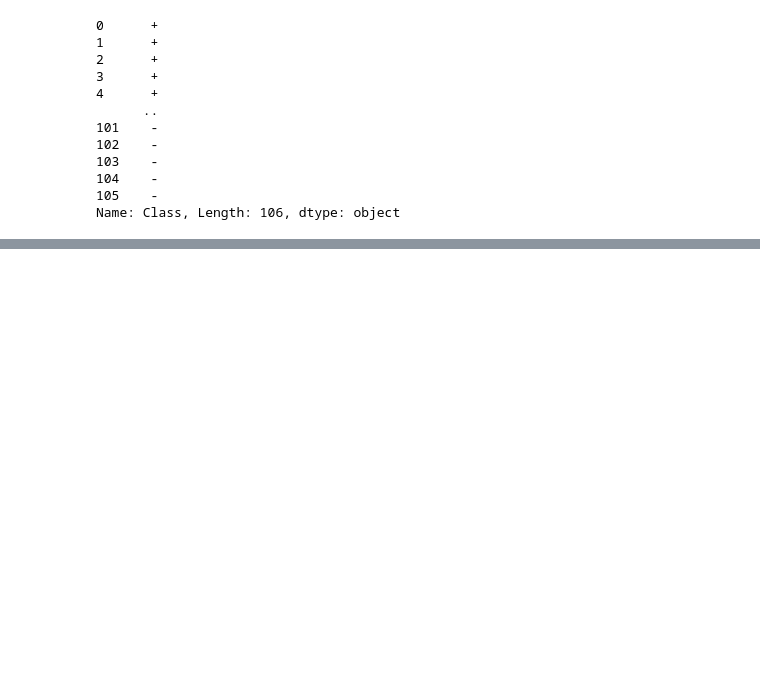
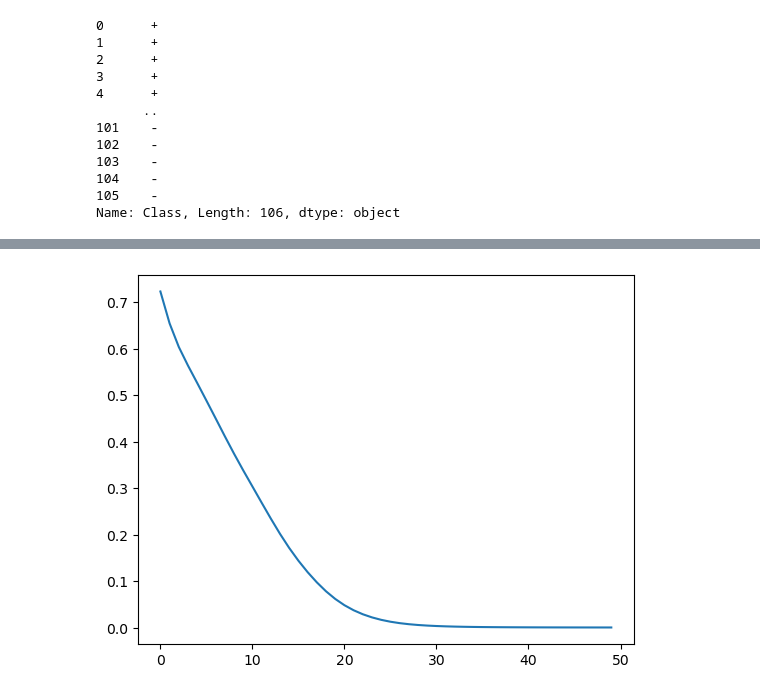
Before and after one commit to lawalsegun2025/dna_sequencing_for_detecting_e_coli_virus, a Jupyter notebook: dna_sequencing_for_detecting_e_coli.ipynb, the cells around one changed output, grey strips where cells are left out. Cells and saved outputs as stored; diff of their text form; code cells hidden in the pictures; blank space fills up the shorter version.

```diff
--- a/dna_sequencing_for_detecting_e_coli.ipynb
+++ b/dna_sequencing_for_detecting_e_coli.ipynb
@@ -307,0 +358,6 @@ df_new
+# %%
+# Plotting graph for MLPCLassifier
+loss_values = model.loss_curve_
+plt.plot(loss_values);
+# %% [output]
+[figure, added]
```
Also changed, not shown: parts of 12 cells of this notebook, 1 other file.
